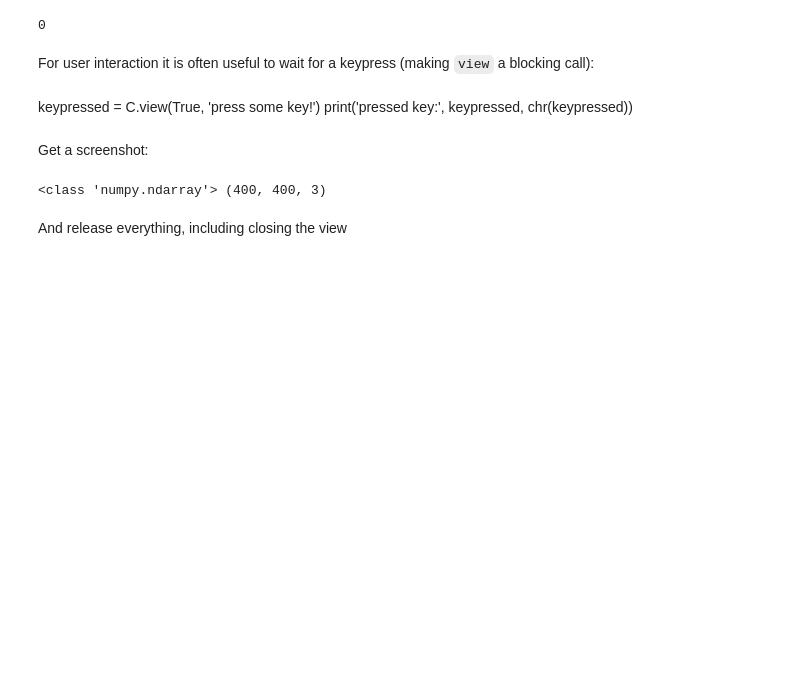
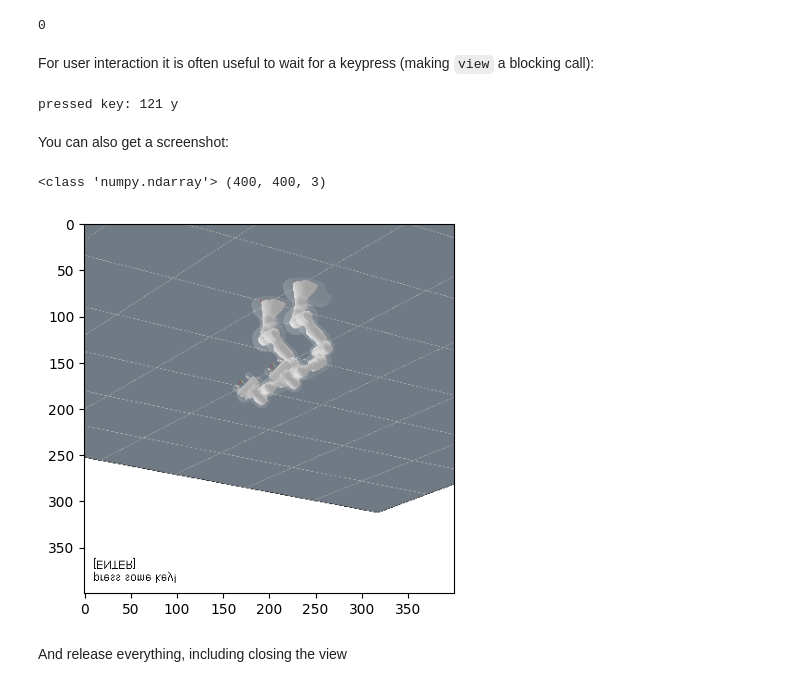
Before and after one commit to MarcToussaint/robotics-course, a Jupyter notebook: docs/tutorials/1a-configurations.ipynb, the cells around one changed output. Saved outputs shown, nothing was run; the diff lists cells and outputs as text; code cells hidden in the pictures; blank space fills up the shorter version.

```diff
--- a/docs/tutorials/1a-configurations.ipynb
+++ b/docs/tutorials/1a-configurations.ipynb
@@ -70,0 +93,4 @@ for t in range(100):
+# %%
+C.clear()
+C.addFrame('A') .setShape(ry.ST.marker, [.3]) .setPosition([0.,0.,.5]) .setQuaternion([1., 1., .0, .0])
+C.view()
@@ -70,0 +101,5 @@ for t in range(100):
+# %%
+C.clear()
+f = C.addFrame('A') .setShape(ry.ST.marker, [.3])
+f.setPose('t(0 0 .5) d(30 1 0 0) t(0 0 .5) d(30 1 0 0)') #t=translate, #d=rotate-by-degrees around axis
+C.view()
@@ -255,16 +300,24 @@ C.view(pause=False, message='this is a message')
 0
 # %% [markdown]
 For user interaction it is often useful to wait for a keypress (making `view` a blocking call):
-# %% [markdown]
-keypressed = C.view(True, 'press some key!')
-print('pressed key:', keypressed, chr(keypressed))
-# %% [markdown]
-Get a screenshot:
+# %%
+keypressed = C.view(True, 'press some key!')
+print('pressed key:', keypressed, chr(keypressed))
+# %% [output]
+pressed key: 121 y
+# %% [markdown]
+You can also get a screenshot:
 # %%
 img = C.view_getScreenshot()
 print(type(img), img.shape)
 # %% [output]
 <class 'numpy.ndarray'> (400, 400, 3)
+# %%
+import matplotlib.pyplot as plt
+plt.imshow(img)
+plt.show()
+# %% [output]
+[figure, added]
 # %% [markdown]
 And release everything, including closing the view
 # %%
```
Also changed, not shown: parts of 34 cells of this notebook, 18 other files.
